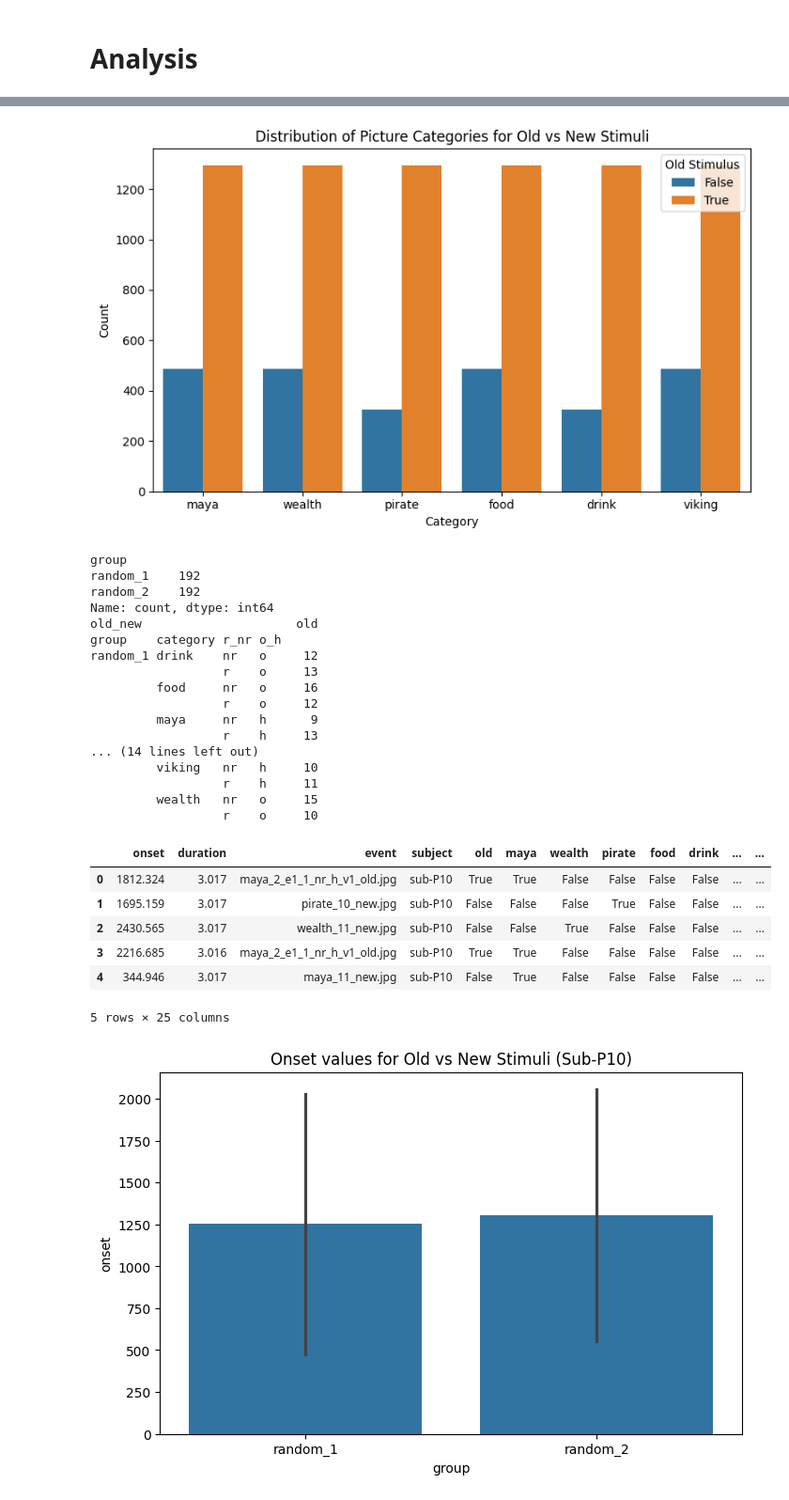
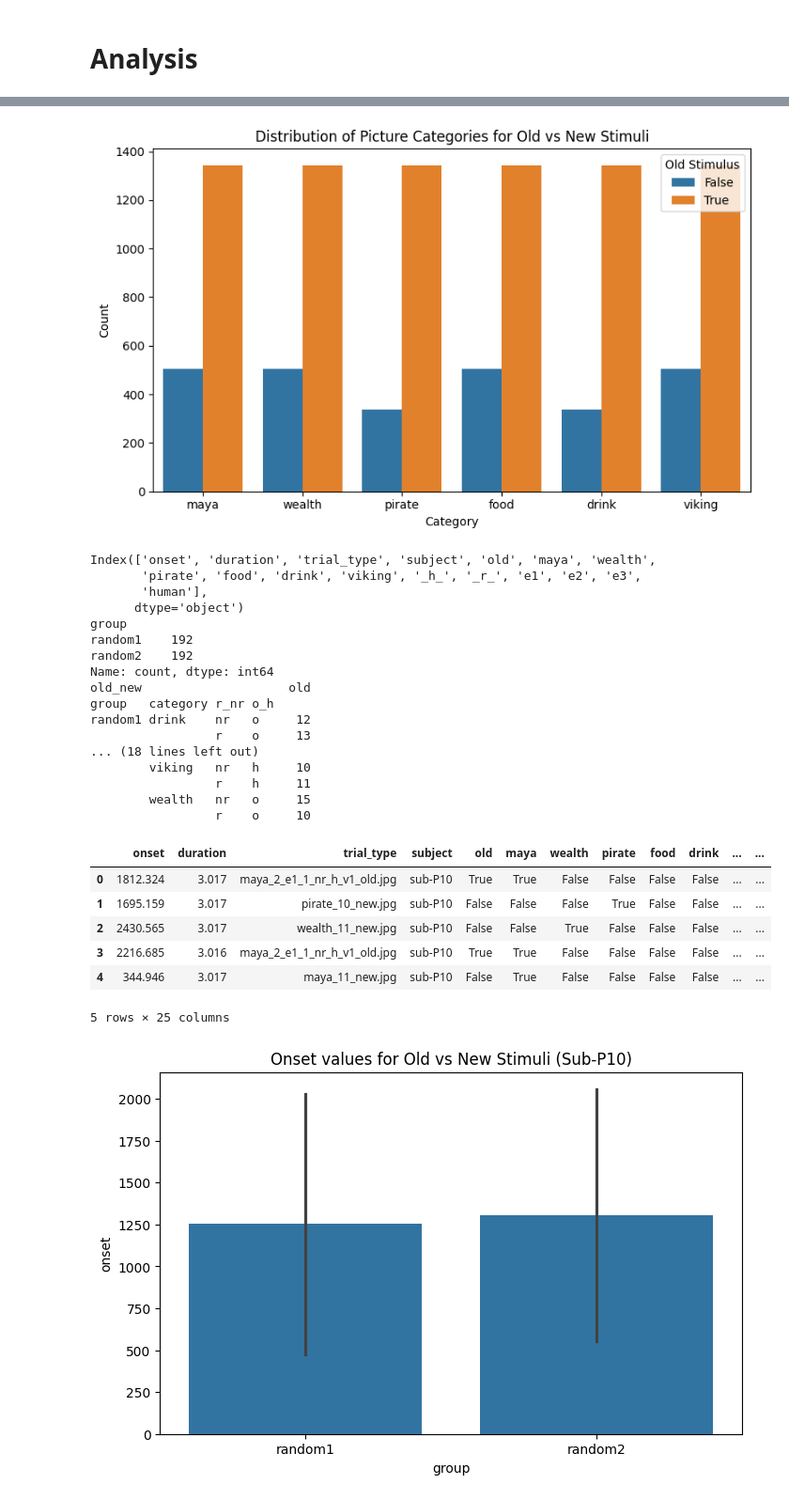
Before and after one commit to cinmarcin/island_semester_project, a Jupyter notebook: notebooks/events_file_analysis.ipynb, the cells around one changed output, grey strips where cells are left out. Shown at 94% size. Cells and saved outputs as stored; diff of their text form; code cells hidden in the pictures.

```diff
--- a/notebooks/events_file_analysis.ipynb
+++ b/notebooks/events_file_analysis.ipynb
@@ -23,7 +22,7 @@ list_of_subs = [
         #        'sub-P26', missing event file
                 'sub-P27',
         #        'sub-P30', incomplete data
-            #    'sub-P31',
+                'sub-P31',
                 'sub-P34',
                 'sub-P35',
                 'sub-P36',
@@ -212,31 +211,32 @@ plt.legend(title='Old Stimulus')
 plt.tight_layout()
 plt.show()
 # %% [output]
-[figure, old version]
+[figure, new version]
 # %%
 from src.core.contrast_types import controlled_randomization_of_trials
 sub_10_events = pre_events_df[pre_events_df['subject'] == 'sub-P10'].copy()
+sub_10_events.rename(columns={'event': 'trial_type'}, inplace=True)
 events = controlled_randomization_of_trials(sub_10_events)
 events.head()
 # %% [output]
+Index(['onset', 'duration', 'trial_type', 'subject', 'old', 'maya', 'wealth',
+       'pirate', 'food', 'drink', 'viking', '_h_', '_r_', 'e1', 'e2', 'e3',
+       'human'],
+      dtype='object')
 group
-random_1    192
-random_2    192
+random1    192
+random2    192
 Name: count, dtype: int64
-old_new                     old
-group    category r_nr o_h
-random_1 drink    nr   o     12
-                  r    o     13
-         food     nr   o     16
-                  r    o     12
-         maya     nr   h      9
-                  r    h     13
-... (14 lines left out)
-         viking   nr   h     10
-                  r    h     11
-         wealth   nr   o     15
-                  r    o     10
+old_new                    old
+group   category r_nr o_h
+random1 drink    nr   o     12
+                 r    o     13
+... (18 lines left out)
+        viking   nr   h     10
+                 r    h     11
+        wealth   nr   o     15
+                 r    o     10
-|  | onset | duration | event | subject | old | maya | wealth | pirate | food | drink | ... | ... |
+|  | onset | duration | trial_type | subject | old | maya | wealth | pirate | food | drink | ... | ... |
 | 0 | 1812.324 | 3.017 | maya_2_e1_1_nr_h_v1_old.jpg | sub-P10 | True | True | False | False | False | False | ... | ... |
 | 1 | 1695.159 | 3.017 | pirate_10_new.jpg | sub-P10 | False | False | False | True | False | False | ... | ... |
 | 2 | 2430.565 | 3.017 | wealth_11_new.jpg | sub-P10 | False | False | True | False | False | False | ... | ... |
```
Also changed, not shown: parts of 6 cells of this notebook, 1 other file.
